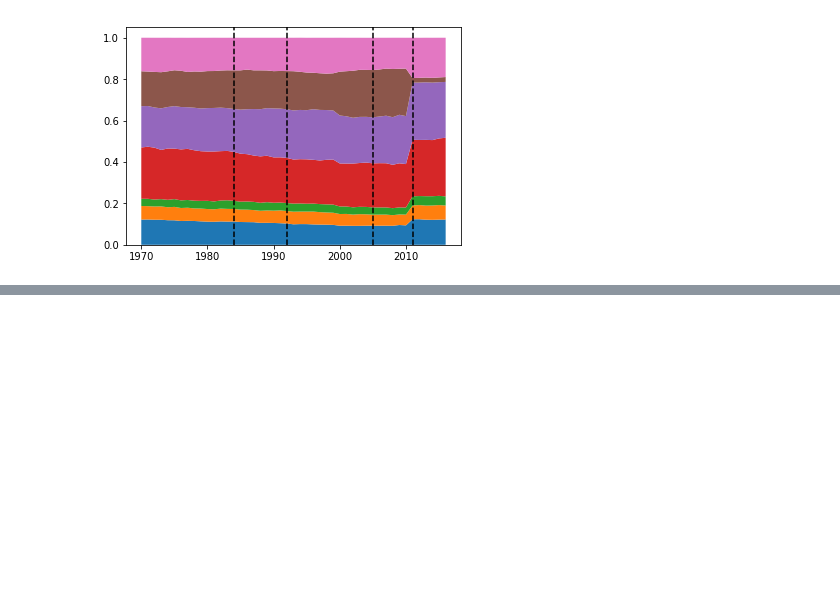
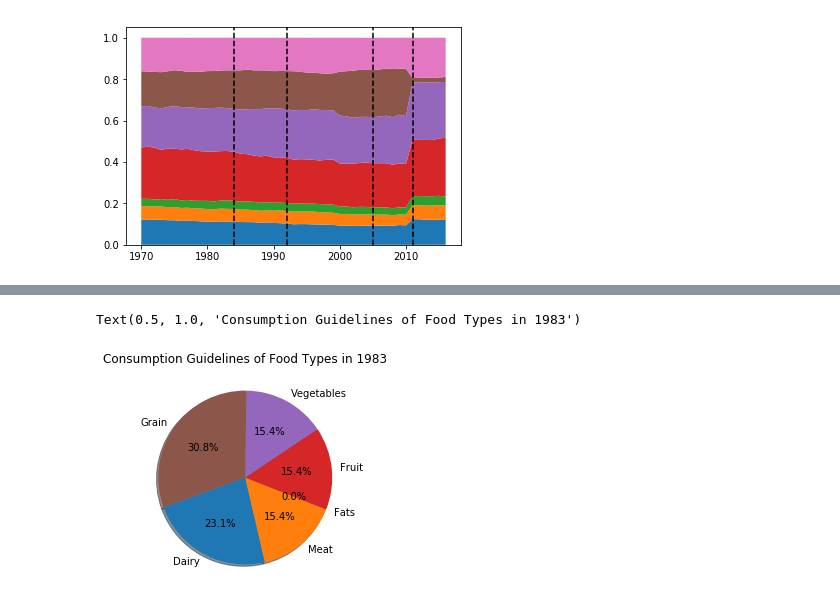
Before and after one commit to TrevorCap/PyramidProductions, a Jupyter notebook: Pyramid.ipynb, the cells around one changed output, grey strips where cells are left out. Saved outputs shown, nothing was run; the diff lists cells and outputs as text; code cells hidden in the pictures; blank space fills up the shorter version.

```diff
--- a/Pyramid.ipynb
+++ b/Pyramid.ipynb
@@ -122 +132,10 @@ Text(0.5, 1.0, 'Consumption Percentages of Food Types in 1983')
 [figure]
+# %%
+#Food guideline
+guide_data = [3, 2, 0, 2, 2, 4]
+#Guideline Piechart
+plt.pie(guide_data, labels=legend, shadow=True, autopct="%1.1f%%", startangle=200)
+plt.title("Consumption Guidelines of Food Types in 1983")
+# %% [output]
+Text(0.5, 1.0, 'Consumption Guidelines of Food Types in 1983')
+[figure, added]
```
Also changed, not shown: parts of 1 cell of this notebook.
